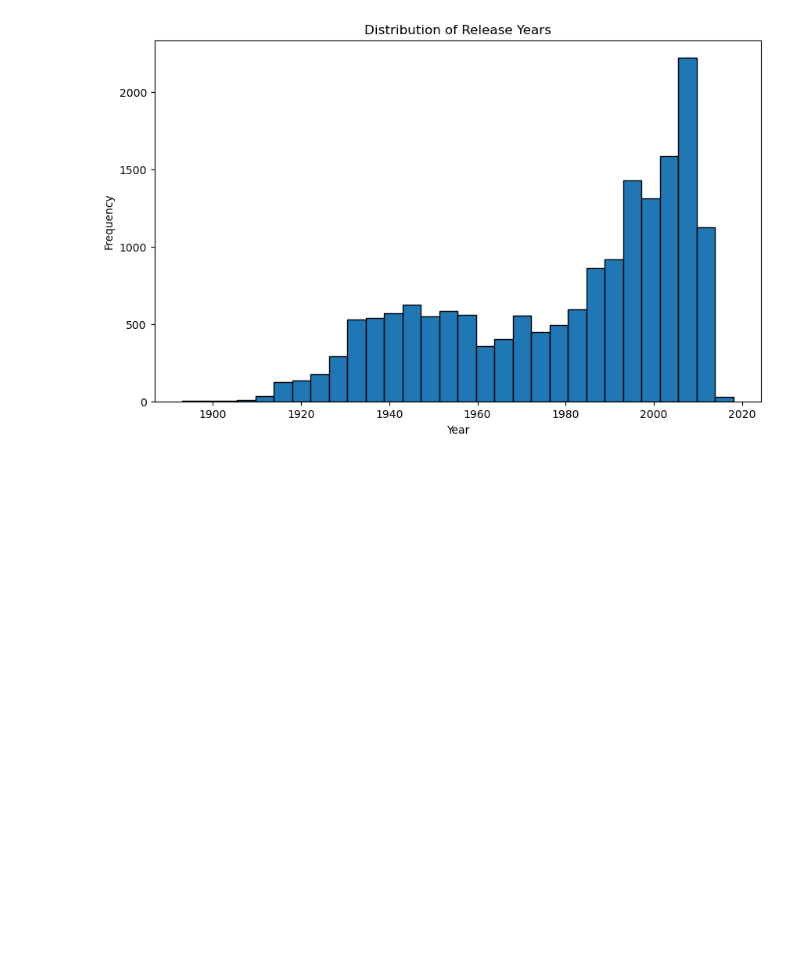
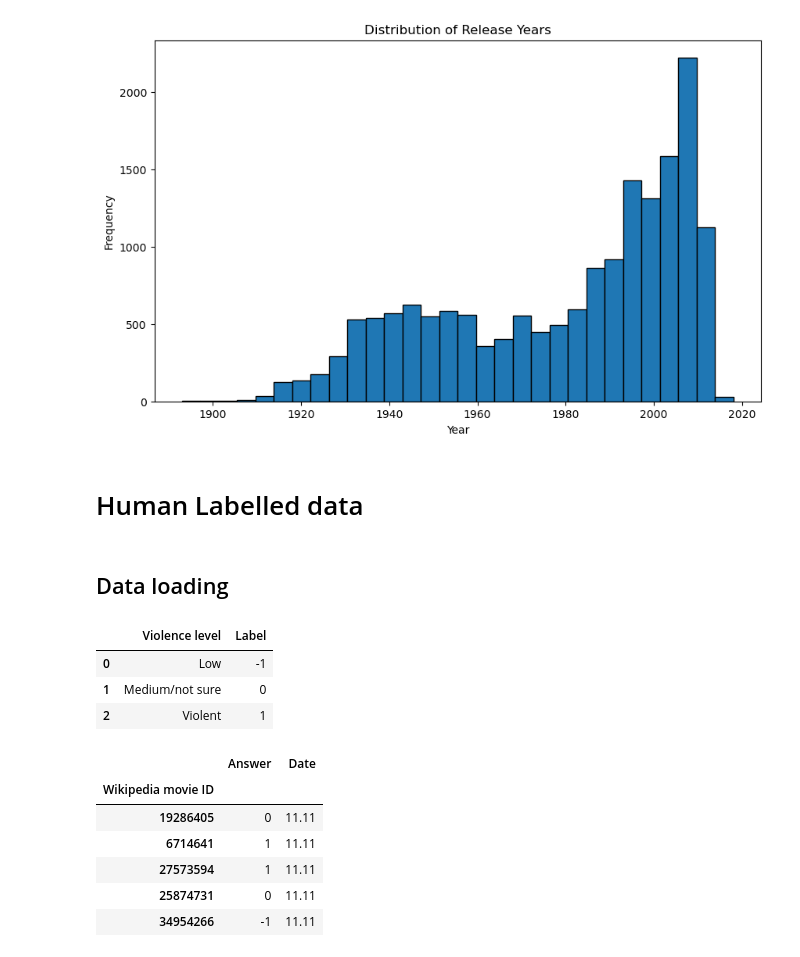
Before and after one commit to epfl-ada/ada-2024-project-alligatorsdontapologize24, a Jupyter notebook: src/script/1_Data_Cleaning.ipynb, the cells around one changed output. Saved outputs shown, nothing was run; the diff lists cells and outputs as text; code cells hidden in the pictures; blank space fills up the shorter version.

```diff
--- a/src/script/Data_Cleaning.ipynb
+++ b/src/script/1_Data_Cleaning.ipynb
@@ -327,3 +341,24 @@ plt.show()
 # %%
 #save the data
 Movie_Data.to_csv(clean+"/Movie_Data_clean.tsv", sep="\t")
+# %% [markdown]
+# Human Labelled data
+# %% [markdown]
+## Data loading
+# %%
+#load the labelled data
+ViolentLabel,ViolentData = data_loader.human_labelled_data("Raw")
+display(ViolentLabel)
+display(ViolentData.head())
+# %% [output]
+|  | Violence level | Label |
+| 0 | Low | -1 |
+| 1 | Medium/not sure | 0 |
+| 2 | Violent | 1 |
+|  | Answer | Date |
+| Wikipedia movie ID |  |  |
+| 19286405 | 0 | 11.11 |
+| 6714641 | 1 | 11.11 |
+| 27573594 | 1 | 11.11 |
+| 25874731 | 0 | 11.11 |
+| 34954266 | -1 | 11.11 |
```
Also changed, not shown: parts of 8 cells of this notebook, 6 other files.
